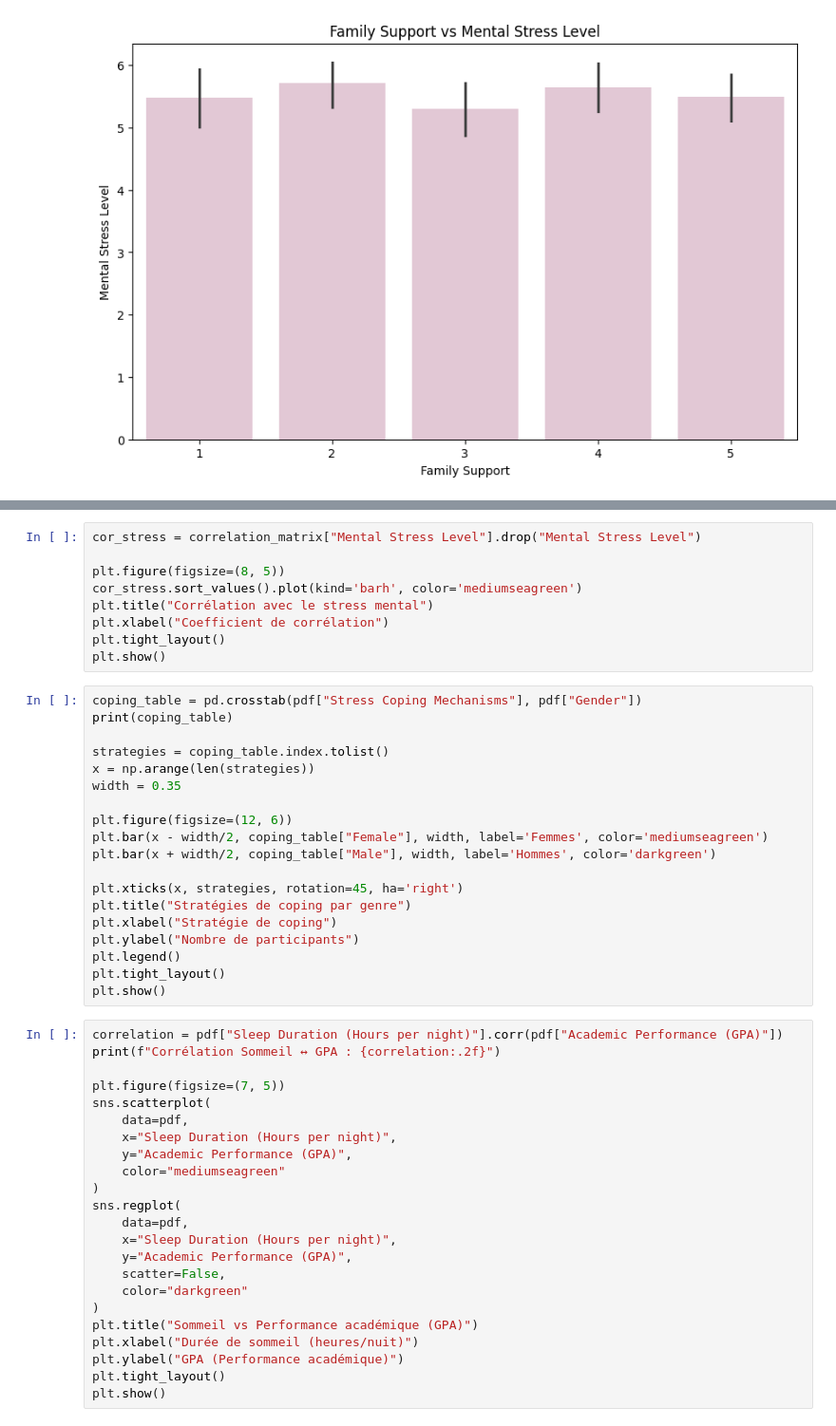
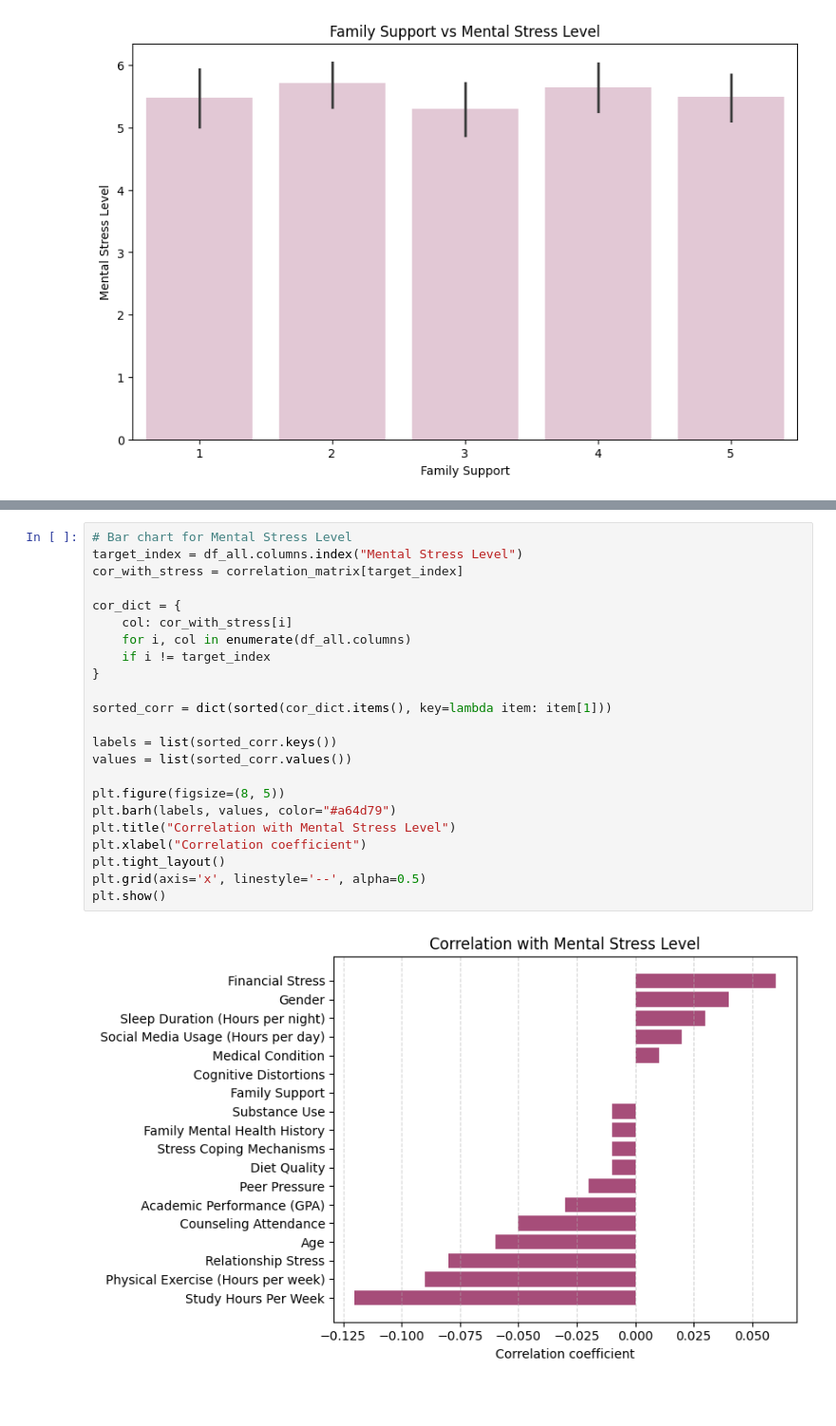
Before and after one commit to Sn-Kirtika/Students-Mental-Health, a Jupyter notebook: student_mental_health_analysis.ipynb, the cells around one changed output, grey strips where cells are left out. Shown at 95% size. Cells and saved outputs as stored; diff of their text form; blank space fills up the shorter version.

```diff
--- a/student_mental_health_analysis.ipynb
+++ b/student_mental_health_analysis.ipynb
@@ -450,51 +385,25 @@ plt.show()
-# %%
-cor_stress = correlation_matrix["Mental Stress Level"].drop("Mental Stress Level")
-
-plt.figure(figsize=(8, 5))
-cor_stress.sort_values().plot(kind='barh', color='mediumseagreen')
-plt.title("Corrélation avec le stress mental")
-plt.xlabel("Coefficient de corrélation")
-plt.tight_layout()
-plt.show()
-# %%
-coping_table = pd.crosstab(pdf["Stress Coping Mechanisms"], pdf["Gender"])
-print(coping_table)
-
-strategies = coping_table.index.tolist()
-x = np.arange(len(strategies))
-width = 0.35
-
-plt.figure(figsize=(12, 6))
-plt.bar(x - width/2, coping_table["Female"], width, label='Femmes', color='mediumseagreen')
-plt.bar(x + width/2, coping_table["Male"], width, label='Hommes', color='darkgreen')
-
-plt.xticks(x, strategies, rotation=45, ha='right')
-plt.title("Stratégies de coping par genre")
-plt.xlabel("Stratégie de coping")
-plt.ylabel("Nombre de participants")
-plt.legend()
-plt.tight_layout()
-plt.show()
-# %%
-correlation = pdf["Sleep Duration (Hours per night)"].corr(pdf["Academic Performance (GPA)"])
-print(f"Corrélation Sommeil ↔ GPA : {correlation:.2f}")
-
-plt.figure(figsize=(7, 5))
-sns.scatterplot(
-    data=pdf,
-    x="Sleep Duration (Hours per night)",
-    y="Academic Performance (GPA)",
-    color="mediumseagreen"
-)
-sns.regplot(
-    data=pdf,
-    x="Sleep Duration (Hours per night)",
-    y="Academic Performance (GPA)",
-    scatter=False,
-    color="darkgreen"
-)
-plt.title("Sommeil vs Performance académique (GPA)")
-plt.xlabel("Durée de sommeil (heures/nuit)")
-plt.ylabel("GPA (Performance académique)")
-plt.tight_layout()
-plt.show()
+# %%
+# Bar chart for Mental Stress Level
+target_index = df_all.columns.index("Mental Stress Level")
+cor_with_stress = correlation_matrix[target_index]
+
+cor_dict = {
+    col: cor_with_stress[i]
+    for i, col in enumerate(df_all.columns)
+    if i != target_index
+}
+
+sorted_corr = dict(sorted(cor_dict.items(), key=lambda item: item[1]))
+
+labels = list(sorted_corr.keys())
+values = list(sorted_corr.values())
+
+plt.figure(figsize=(8, 5))
+plt.barh(labels, values, color="#a64d79")
+plt.title("Correlation with Mental Stress Level")
+plt.xlabel("Correlation coefficient")
+plt.tight_layout()
+plt.grid(axis='x', linestyle='--', alpha=0.5)
+plt.show()
+# %% [output]
+[figure, added]
```
Also changed, not shown: parts of 6 cells of this notebook.
